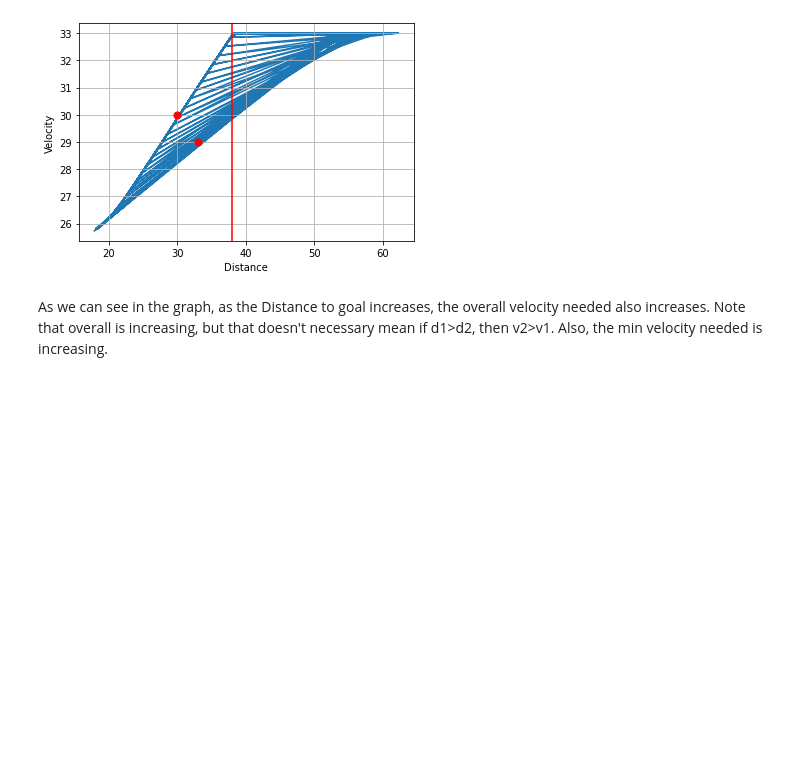
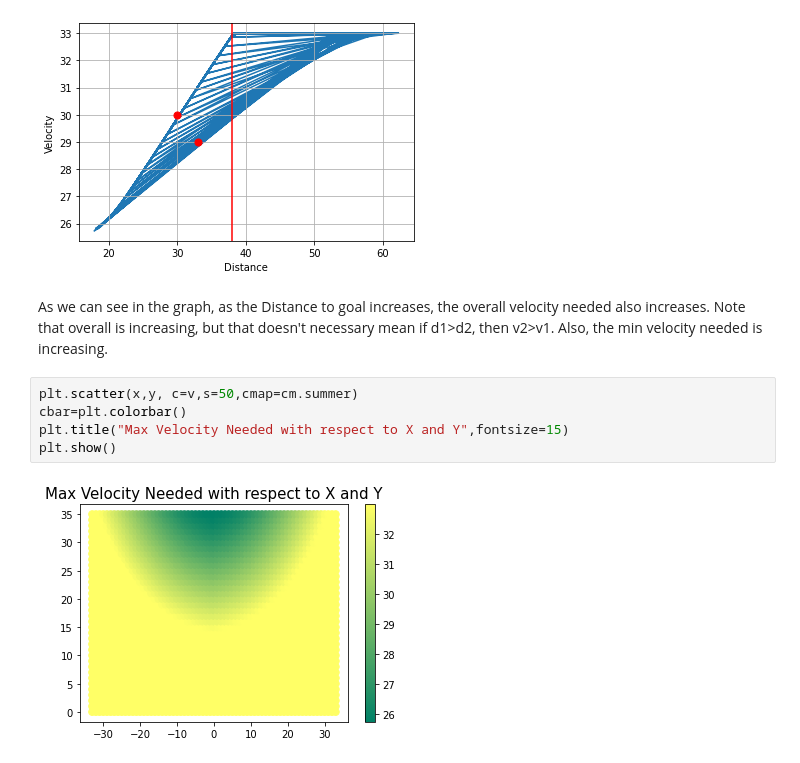
Before and after one commit to Holycarota/Math111A_Model, a Jupyter notebook: Output_Analysis.ipynb, the cells around one changed output. Drawn from its saved outputs; the diff is of its cells as text; blank space fills up the shorter version.

```diff
--- a/Output_Analysis.ipynb
+++ b/Output_Analysis.ipynb
@@ -45,3 +47,10 @@ plt.show()
 [figure]
 # %% [markdown]
 As we can see in the graph, as the Distance to goal increases, the overall velocity needed also increases. Note that overall is increasing, but that doesn't necessary mean if d1>d2, then v2>v1. Also, the min velocity needed is increasing.
+# %%
+plt.scatter(x,y, c=v,s=50,cmap=cm.summer)
+cbar=plt.colorbar()
+plt.title("Max Velocity Needed with respect to X and Y",fontsize=15)
+plt.show()
+# %% [output]
+[figure, added]
```
Also changed, not shown: parts of 10 cells of this notebook.
